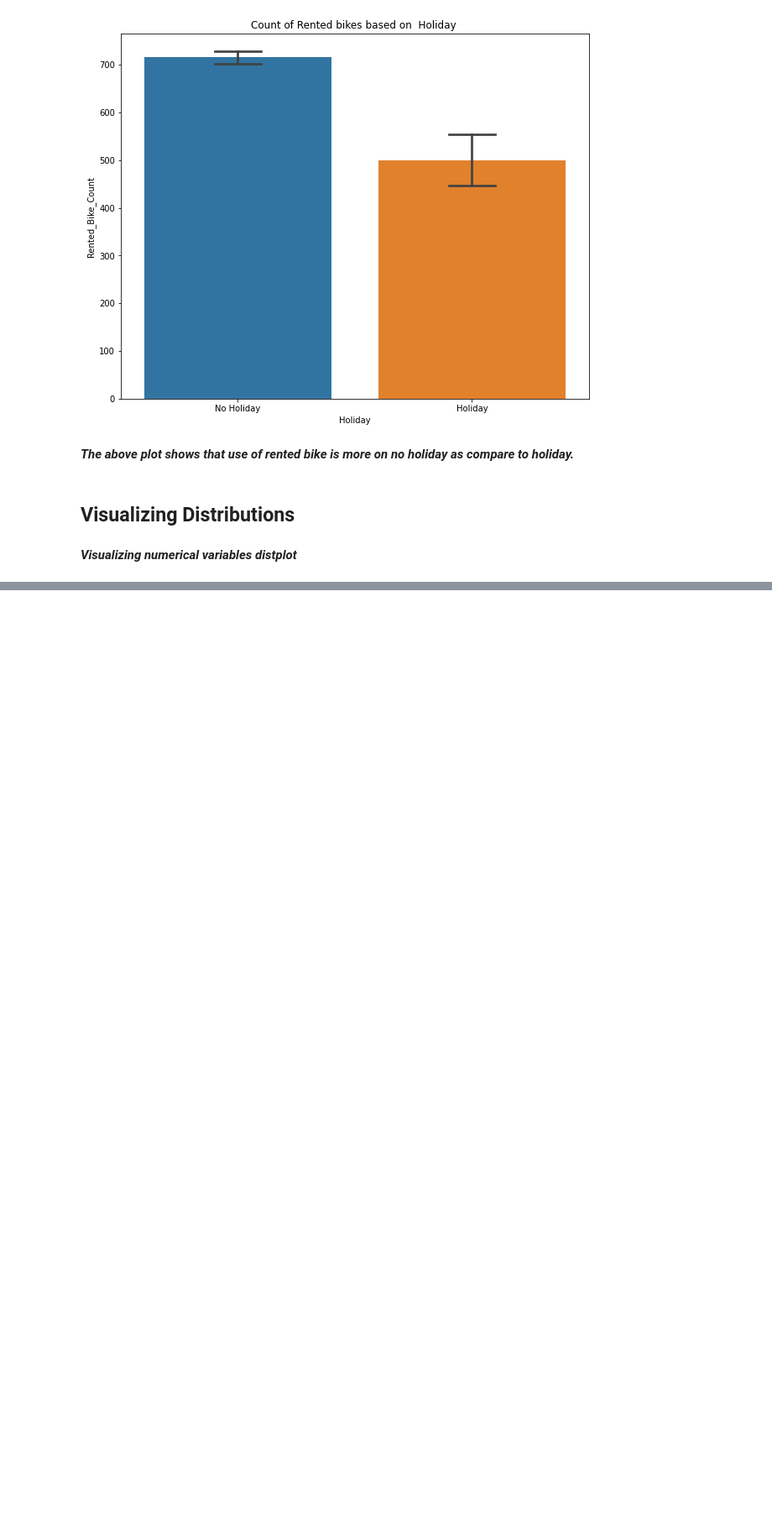
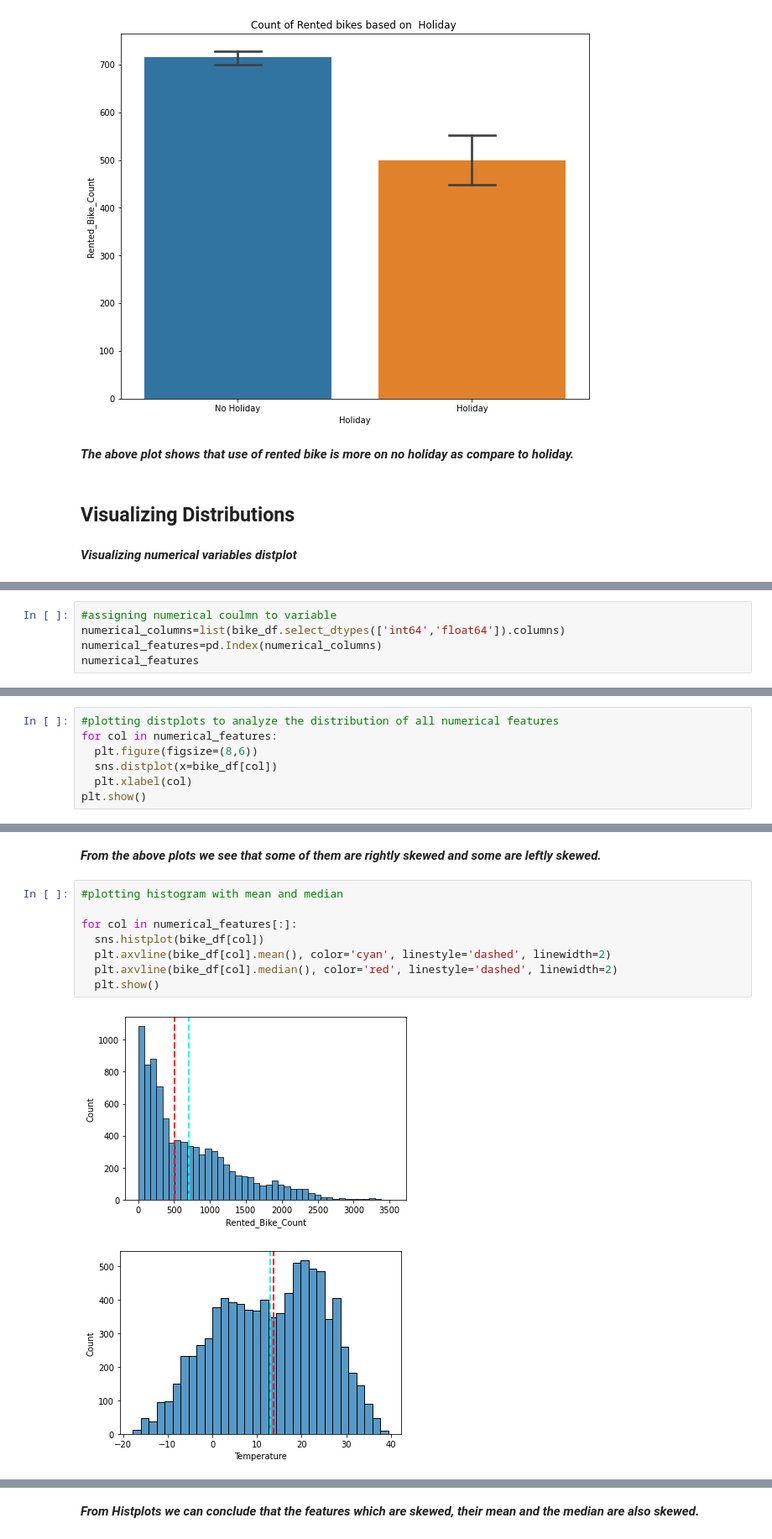
Before and after one commit to vivvvek24/Bike-Sharing-Demand-Prediction, a Jupyter notebook: Copy_of_Bike_Sharing_Demand_Prediction_Capstone_Project.ipynb, the cells around one changed output, grey strips where cells are left out. Shown at 84% size. Drawn from its saved outputs; the diff is of its cells as text; blank space fills up the shorter version.

Commit message:
Distribution checking

```diff
--- a/Copy_of_Bike_Sharing_Demand_Prediction_Capstone_Project.ipynb
+++ b/Copy_of_Bike_Sharing_Demand_Prediction_Capstone_Project.ipynb
@@ -408,0 +365,5 @@ sns.distplot(bike_df['Snowfall'])
+# %%
+#assigning numerical coulmn to variable
+numerical_columns=list(bike_df.select_dtypes(['int64','float64']).columns)
+numerical_features=pd.Index(numerical_columns)
+numerical_features
@@ -408,0 +375,7 @@ sns.distplot(bike_df['Snowfall'])
+# %%
+#plotting distplots to analyze the distribution of all numerical features
+for col in numerical_features:
+  plt.figure(figsize=(8,6))
+  sns.distplot(x=bike_df[col])
+  plt.xlabel(col)
+plt.show()
@@ -408,0 +392,13 @@ sns.distplot(bike_df['Snowfall'])
+# %% [markdown]
+***From the above plots we see that some of them are rightly skewed and some are leftly skewed.***
+# %%
+#plotting histogram with mean and median
+
+for col in numerical_features[:]:
+  sns.histplot(bike_df[col])
+  plt.axvline(bike_df[col].mean(), color='cyan', linestyle='dashed', linewidth=2)
+  plt.axvline(bike_df[col].median(), color='red', linestyle='dashed', linewidth=2)
+  plt.show()
+# %% [output]
+[figure, added]
+[figure, added]
@@ -408,0 +412,2 @@ sns.distplot(bike_df['Snowfall'])
+# %% [markdown]
+***From Histplots we can conclude that the features which are skewed, their mean and the median are also skewed.***
```
Also changed, not shown: parts of 15 cells of this notebook.
